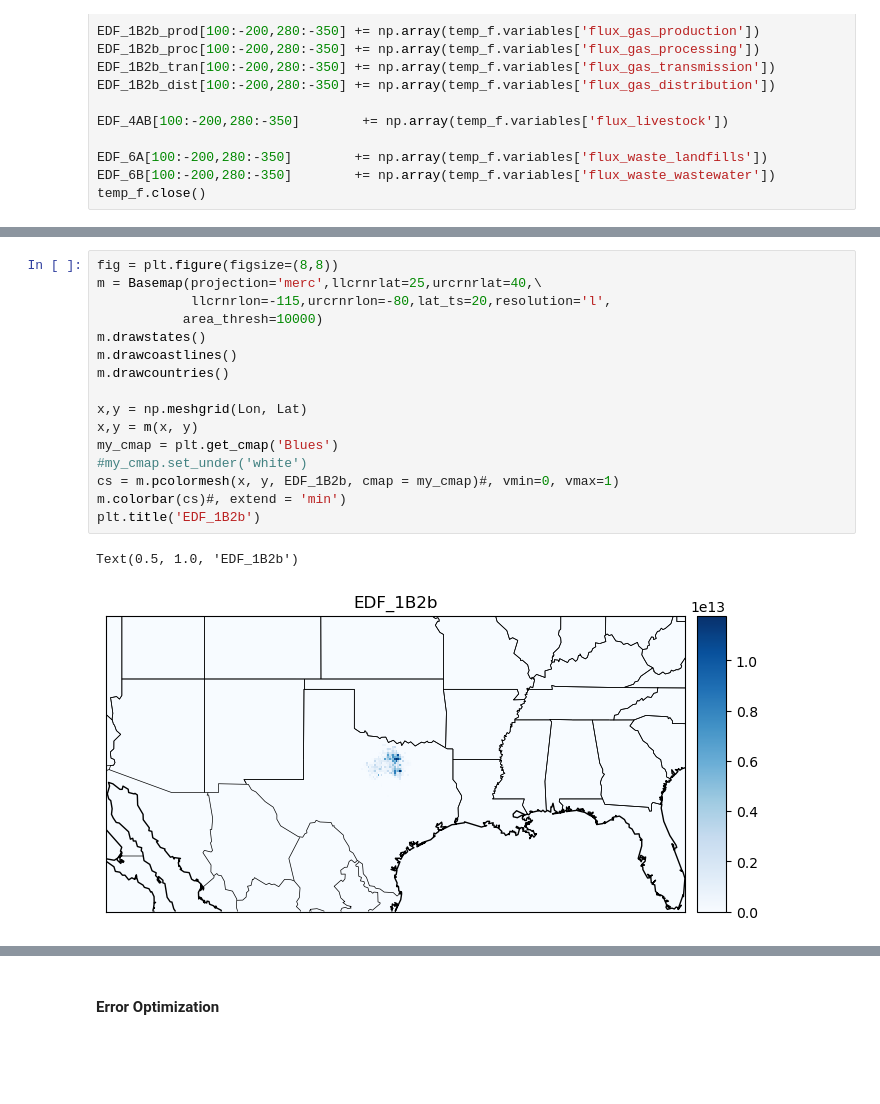
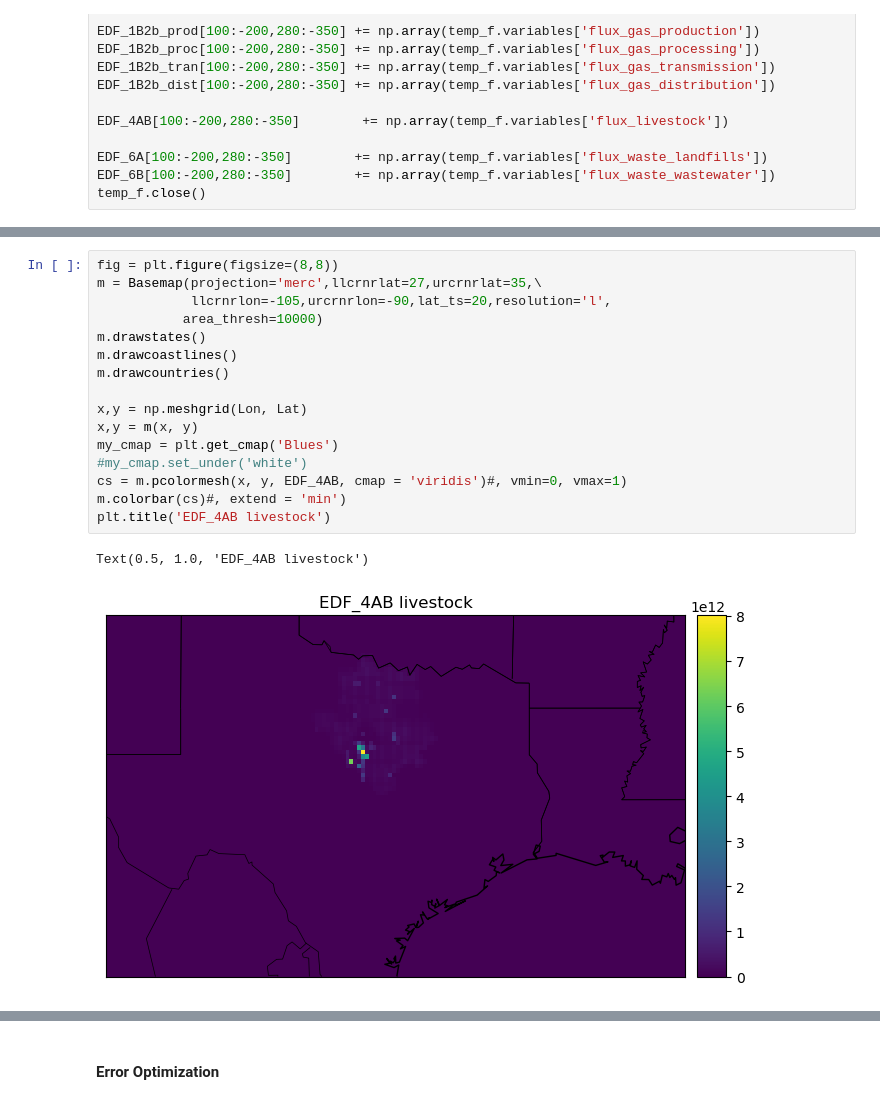
Before and after one commit to scoffiel/GEPA-uncertainty, a Jupyter notebook: GEPAv3_Error_Estimates.ipynb, the cells around one changed output, grey strips where cells are left out. Cells and saved outputs as stored; diff of their text form; blank space fills up the shorter version.

Commit message:
Aggregating EPA sources
Running EDF comparisons for petrol, gas, livestock, landfills, wastewater. Analyze errors for multiple resolutions

```diff
--- a/GEPAv3_Error_Estimates.ipynb
+++ b/GEPAv3_Error_Estimates.ipynb
@@ -208,19 +229,19 @@ temp_f.close()
 # %%
 fig = plt.figure(figsize=(8,8))
-m = Basemap(projection='merc',llcrnrlat=25,urcrnrlat=40,\
-            llcrnrlon=-115,urcrnrlon=-80,lat_ts=20,resolution='l',
+m = Basemap(projection='merc',llcrnrlat=27,urcrnrlat=35,\
+            llcrnrlon=-105,urcrnrlon=-90,lat_ts=20,resolution='l',
            area_thresh=10000)
 m.drawstates()
 m.drawcoastlines()
 m.drawcountries()
 
 x,y = np.meshgrid(Lon, Lat)
 x,y = m(x, y)
 my_cmap = plt.get_cmap('Blues')
 #my_cmap.set_under('white')
-cs = m.pcolormesh(x, y, EDF_1B2b, cmap = my_cmap)#, vmin=0, vmax=1)
+cs = m.pcolormesh(x, y, EDF_4AB, cmap = 'viridis')#, vmin=0, vmax=1)
 m.colorbar(cs)#, extend = 'min')
-plt.title('EDF_1B2b')
+plt.title('EDF_4AB livestock')
 # %% [output]
-Text(0.5, 1.0, 'EDF_1B2b')
+Text(0.5, 1.0, 'EDF_4AB livestock')
-[figure, old version]
+[figure, new version]
```
Also changed, not shown: parts of 12 cells of this notebook.
